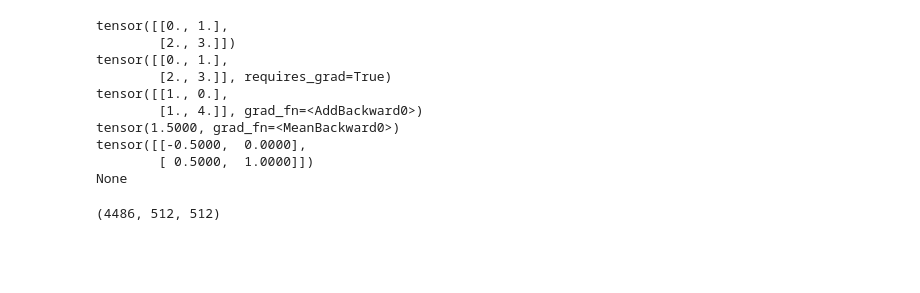
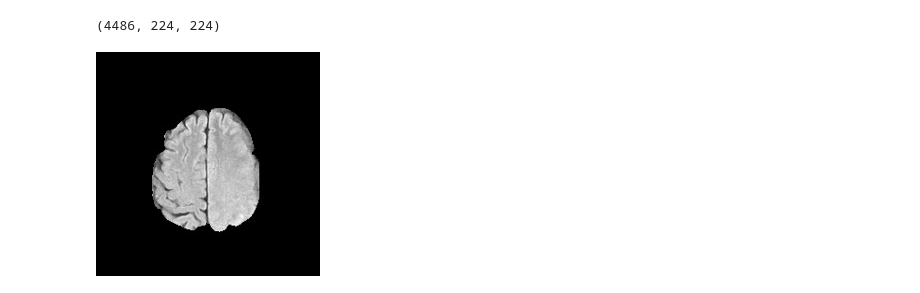
Before and after one commit to E-yusuke/2_medical, a Jupyter notebook: medical.ipynb, the cells around one changed output. Drawn from its saved outputs; the diff is of its cells as text; code cells hidden in the pictures; blank space fills up the shorter version.

```diff
--- a/medical.ipynb
+++ b/medical.ipynb
@@ -31,50 +33,24 @@ tensor([[0.7019, 0.2683, 0.7932],
-# %%
-# sec: 勾配計算のテスト
-
-x = torch.arange(4, dtype=torch.float32).view(2, 2)
-print(x)
-
-x.requires_grad_(True)
-print(x)
-
-y = x**2 - 2*x + 1
-print(y)
-
-y_ave = y.mean()
-print(y_ave)
-
-y_ave.backward()
-print(x.grad)
-print(y.grad)
-# %% [output]
-tensor([[0., 1.],
-        [2., 3.]])
-tensor([[0., 1.],
-        [2., 3.]], requires_grad=True)
-tensor([[1., 0.],
-        [1., 4.]], grad_fn=<AddBackward0>)
-tensor(1.5000, grad_fn=<MeanBackward0>)
-tensor([[-0.5000,  0.0000],
-        [ 0.5000,  1.0000]])
-None
 # %%
-
 file_list = ["train", "test", "val"]
 train_data=[]
 val_data=[]
 test_data=[]
 image_size=(512,512)
 
-dirname="C:/Users/nagat/Dev/cv/2_medical/medical_dataset/train/0/"
+dirname="./medical_dataset/train/0/"
 files =os.listdir(dirname)
 for fname in files:    #あとはForで1ファイルずつ実行されていく
     bgr = cv2.imread(os.path.join(dirname, fname), cv2.IMREAD_COLOR)
     gray = cv2.cvtColor(bgr, cv2.COLOR_BGR2GRAY)
-    resized = cv2.resize(gray, image_size)
-    train_data.append(resized)
+    #resized = cv2.resize(gray, image_size)
+    train_data.append(gray)
 train_data=np.array(train_data)
 
 train_data.shape
 # %% [output]
-(4486, 512, 512)
+(4486, 224, 224)
+# %%
+imshow(train_data[1,:,:])
+# %% [output]
+[figure, added]
 # %%
```
Also changed, not shown: parts of 8 cells of this notebook, 10 other files.
